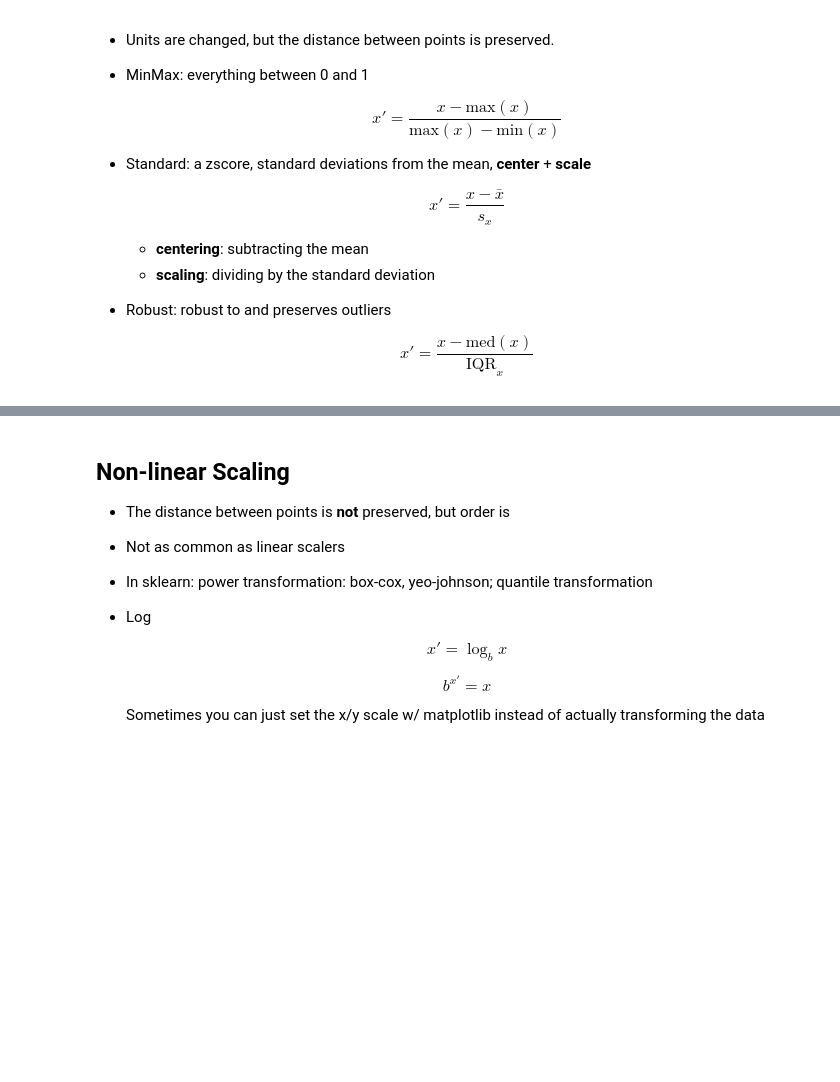
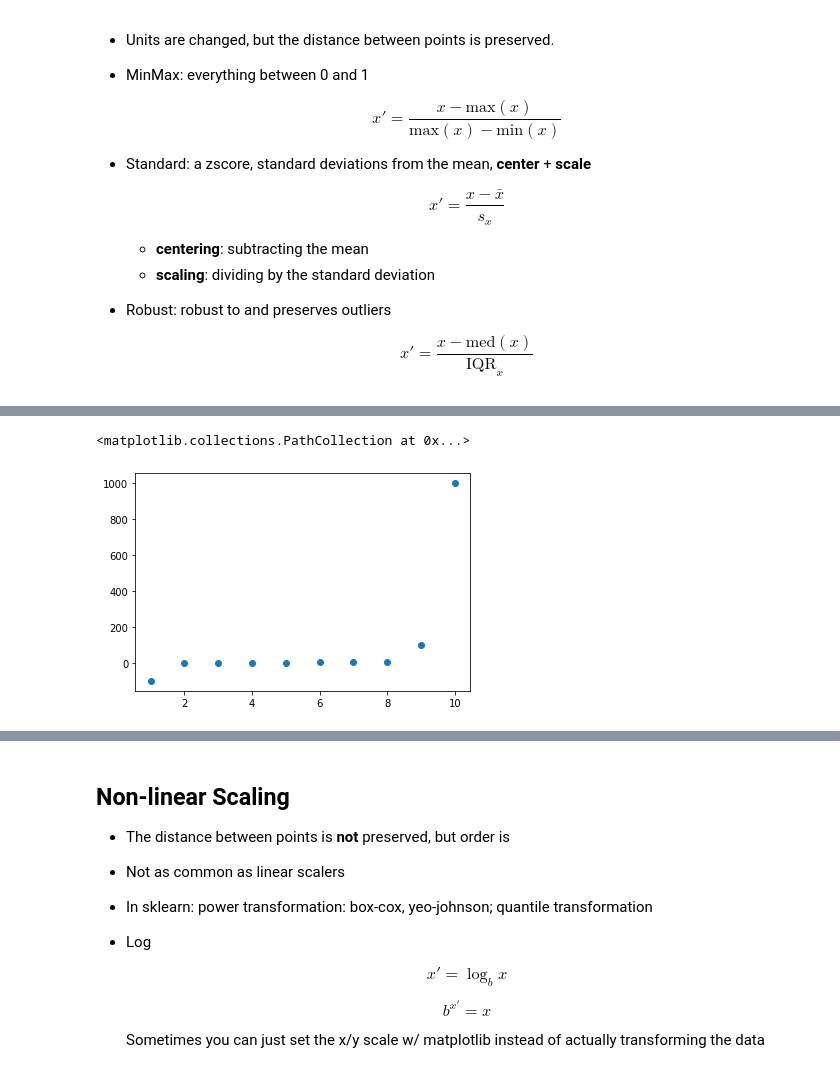
Before and after one commit to CodeupClassroom/innis-regression-exercises, a Jupyter notebook: scaling_lesson.ipynb, the cells around one changed output, grey strips where cells are left out. Cells and saved outputs as stored; diff of their text form; code cells hidden in the pictures; blank space fills up the shorter version.

Commit message:
Finish scaling lesson

```diff
--- a/scaling_lesson.ipynb
+++ b/scaling_lesson.ipynb
@@ -115,0 +184,5 @@ scaling_example[sorted(scaling_example)] # sort columns alphabetically
+# %%
+plt.scatter(scaling_example.x1, scaling_example.x2)
+# %% [output]
+<matplotlib.collections.PathCollection at 0x...>
+[figure, added]
```
Also changed, not shown: parts of 18 cells of this notebook, 1 other file.
